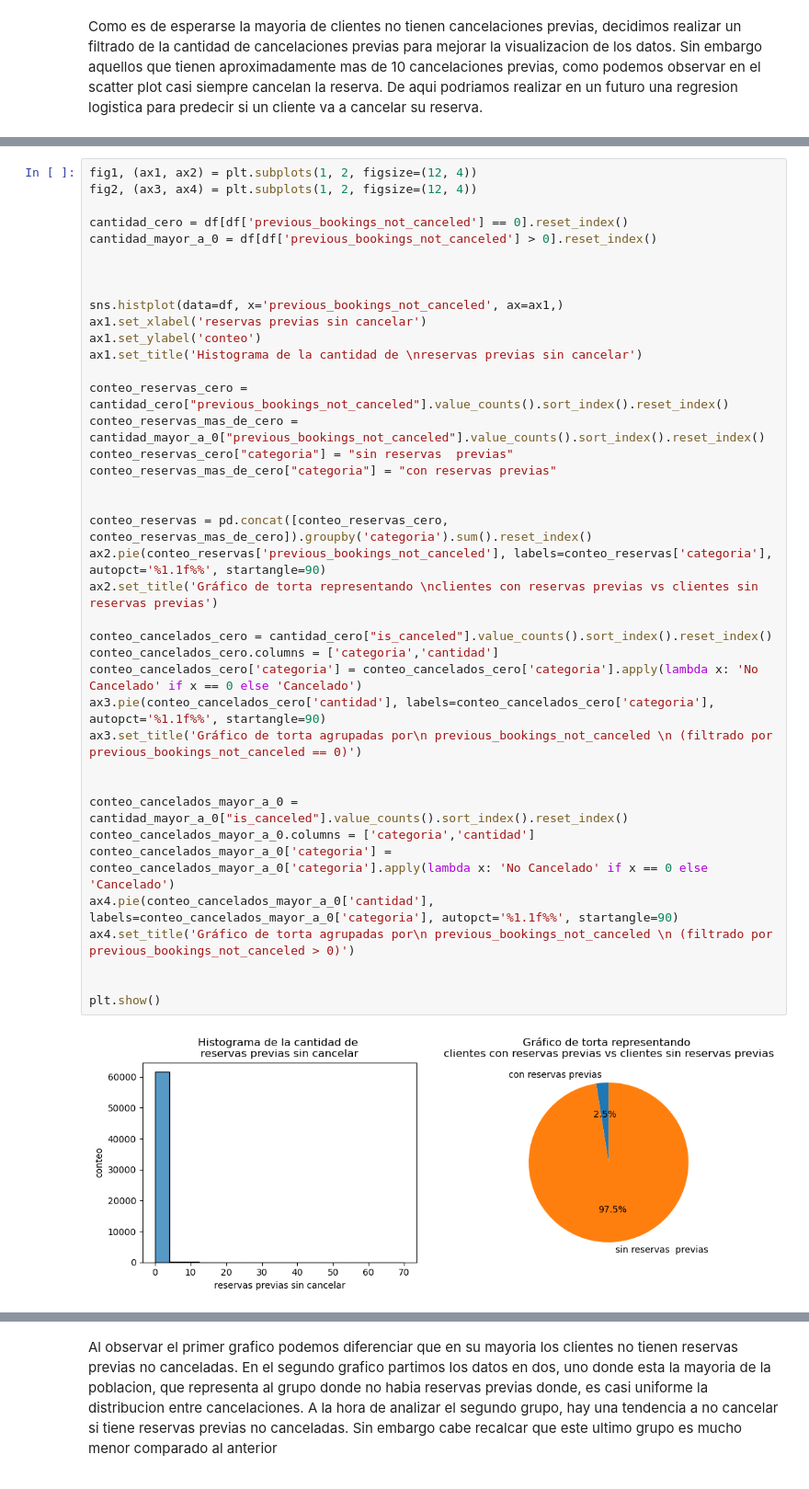
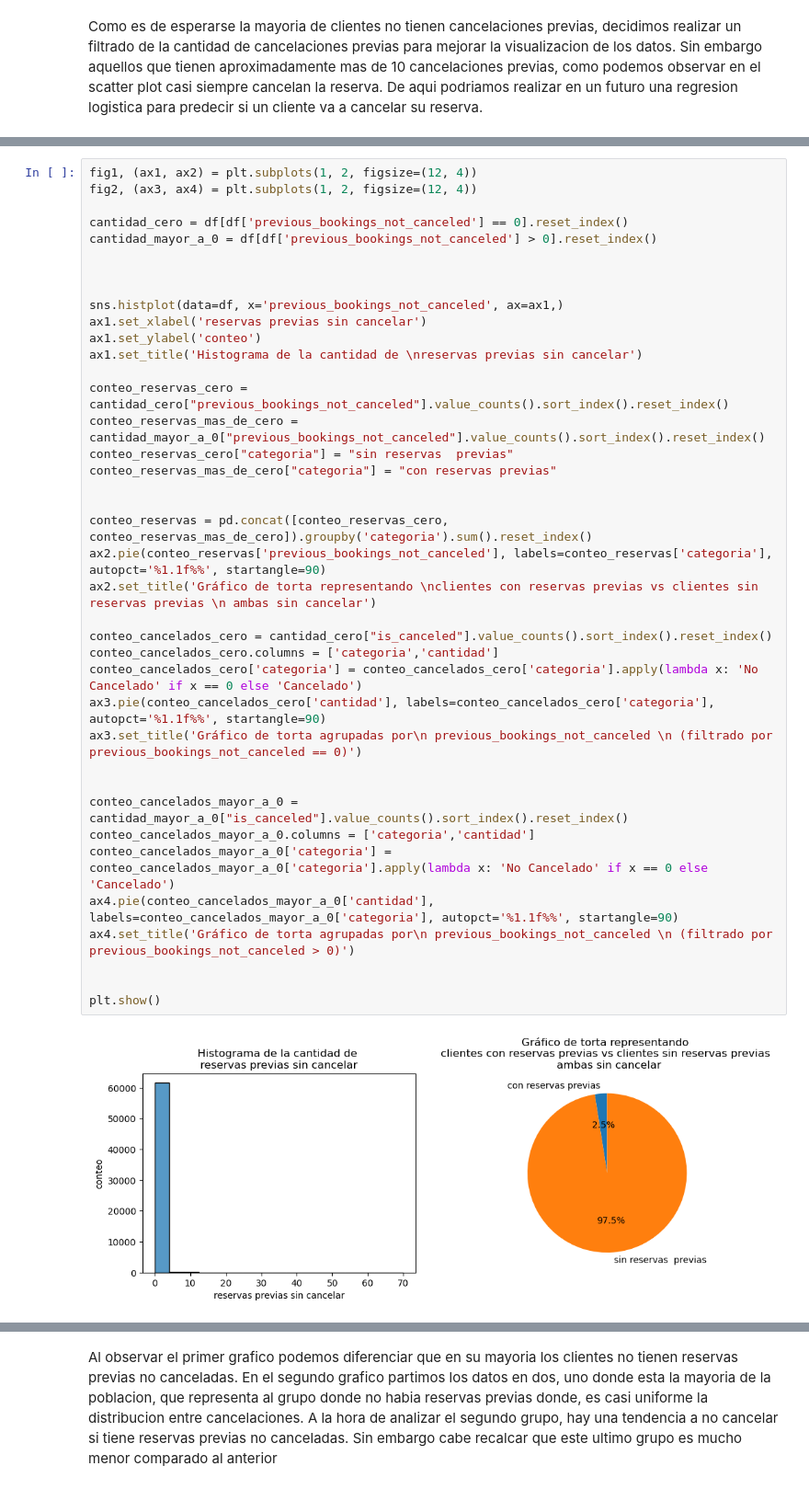
Before and after one commit to JuampiCarosi/7506R-2C2023-GRUPO23, a Jupyter notebook: 7506R_TP1_GRUPO23_CHP1_ENTREGA.ipynb, the cells around one changed output, grey strips where cells are left out. Shown at 92% size. Saved outputs shown, nothing was run; the diff lists cells and outputs as text.

```diff
--- a/7506R_TP1_GRUPO23_CHP1_ENTREGA.ipynb
+++ b/7506R_TP1_GRUPO23_CHP1_ENTREGA.ipynb
@@ -524,35 +433,35 @@ cantidad_mayor_a_0 = df[df['previous_bookings_not_canceled'] > 0].reset_index()
 sns.histplot(data=df, x='previous_bookings_not_canceled', ax=ax1,)
 ax1.set_xlabel('reservas previas sin cancelar')
 ax1.set_ylabel('conteo')
 ax1.set_title('Histograma de la cantidad de \nreservas previas sin cancelar')
 
 conteo_reservas_cero = cantidad_cero["previous_bookings_not_canceled"].value_counts().sort_index().reset_index()
 conteo_reservas_mas_de_cero = cantidad_mayor_a_0["previous_bookings_not_canceled"].value_counts().sort_index().reset_index()
 conteo_reservas_cero["categoria"] = "sin reservas  previas"
 conteo_reservas_mas_de_cero["categoria"] = "con reservas previas"
 
 
 conteo_reservas = pd.concat([conteo_reservas_cero, conteo_reservas_mas_de_cero]).groupby('categoria').sum().reset_index()
 ax2.pie(conteo_reservas['previous_bookings_not_canceled'], labels=conteo_reservas['categoria'], autopct='%1.1f%%', startangle=90)
-ax2.set_title('Gráfico de torta representando \nclientes con reservas previas vs clientes sin reservas previas')
+ax2.set_title('Gráfico de torta representando \nclientes con reservas previas vs clientes sin reservas previas \n ambas sin cancelar')
 
 conteo_cancelados_cero = cantidad_cero["is_canceled"].value_counts().sort_index().reset_index()
 conteo_cancelados_cero.columns = ['categoria','cantidad']
 conteo_cancelados_cero['categoria'] = conteo_cancelados_cero['categoria'].apply(lambda x: 'No Cancelado' if x == 0 else 'Cancelado')
 ax3.pie(conteo_cancelados_cero['cantidad'], labels=conteo_cancelados_cero['categoria'], autopct='%1.1f%%', startangle=90)
 ax3.set_title('Gráfico de torta agrupadas por\n previous_bookings_not_canceled \n (filtrado por previous_bookings_not_canceled == 0)')
 
 
 conteo_cancelados_mayor_a_0 = cantidad_mayor_a_0["is_canceled"].value_counts().sort_index().reset_index()
 conteo_cancelados_mayor_a_0.columns = ['categoria','cantidad']
 conteo_cancelados_mayor_a_0['categoria'] = conteo_cancelados_mayor_a_0['categoria'].apply(lambda x: 'No Cancelado' if x == 0 else 'Cancelado')
 ax4.pie(conteo_cancelados_mayor_a_0['cantidad'], labels=conteo_cancelados_mayor_a_0['categoria'], autopct='%1.1f%%', startangle=90)
 ax4.set_title('Gráfico de torta agrupadas por\n previous_bookings_not_canceled \n (filtrado por previous_bookings_not_canceled > 0)')
 
 
 plt.show()
 # %% [output]
-[figure, old version]
+[figure, new version]
 [figure]
 # %% [markdown]
 Al observar el primer grafico podemos diferenciar que en su mayoria los clientes no tienen reservas previas no canceladas. En el segundo grafico partimos los datos en dos, uno donde esta la mayoria de la poblacion, que representa al grupo donde no habia reservas previas donde, es casi uniforme la distribucion entre cancelaciones. A la hora de analizar el segundo grupo, hay una tendencia a no cancelar si tiene reservas previas no canceladas. Sin embargo cabe recalcar que este ultimo grupo es mucho menor comparado al anterior
```
Also changed, not shown: parts of 63 cells of this notebook.
